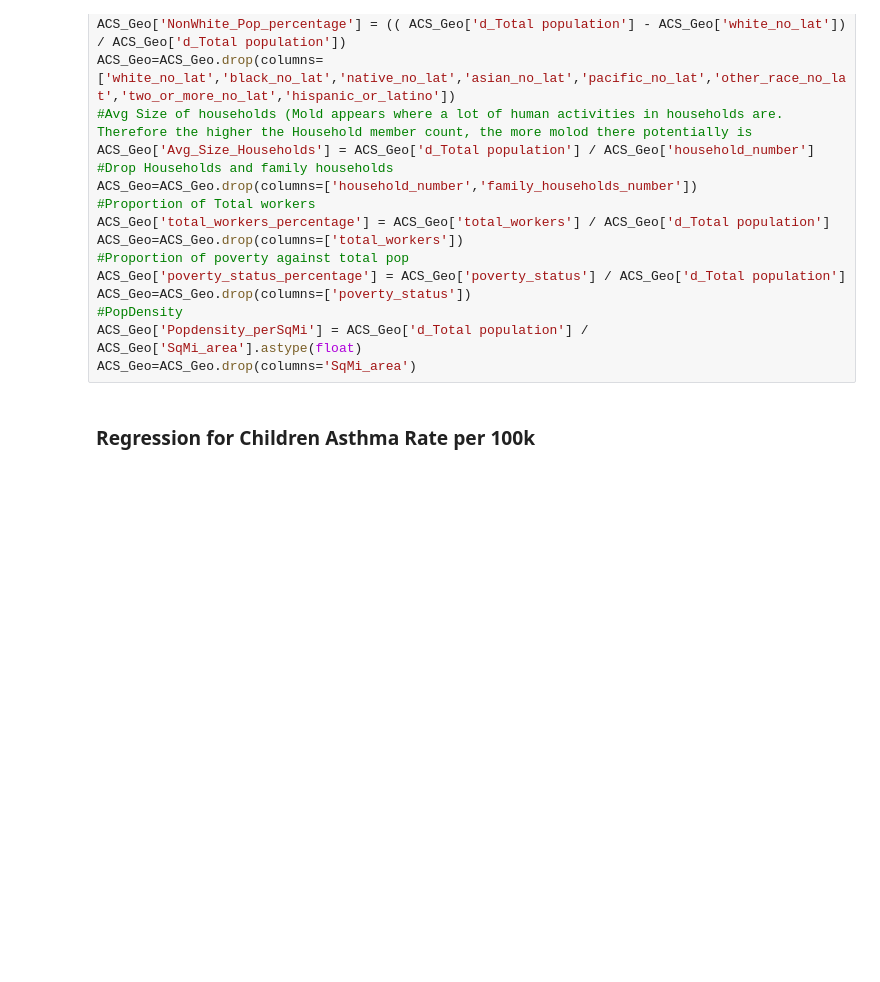
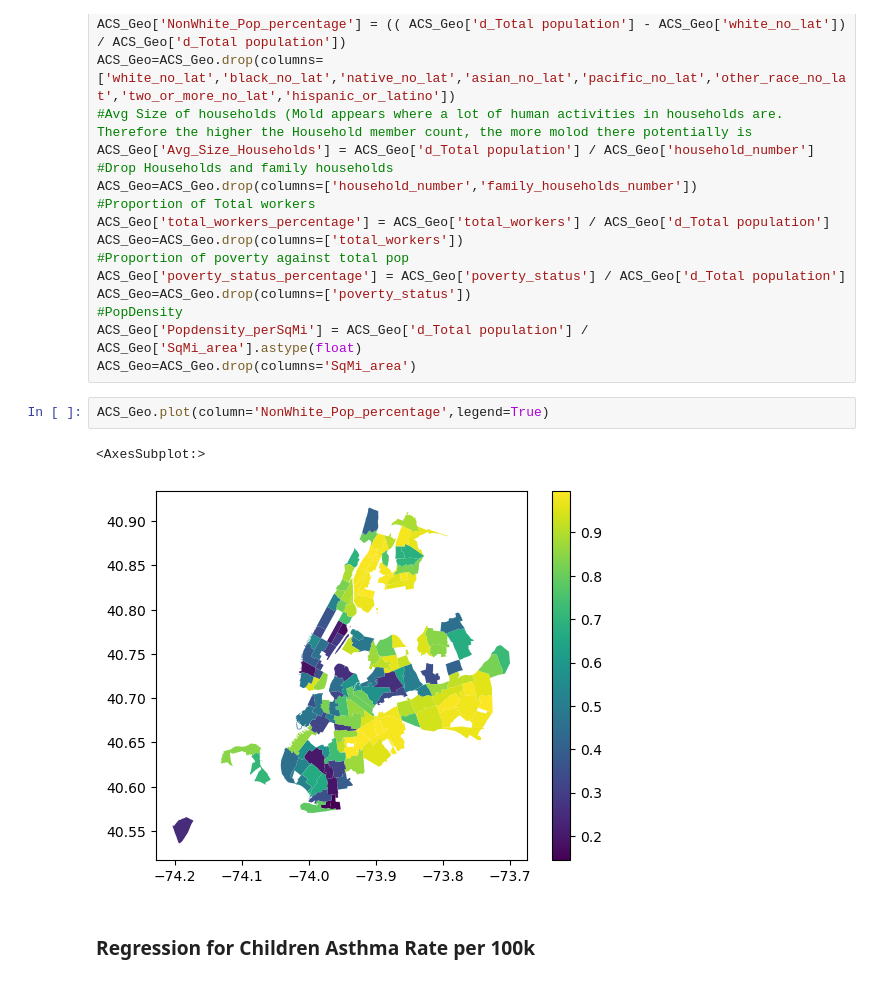
Before and after one commit to bbonczak/Predicting-mold-risk-in-the-building-stock-of-NYC, a Jupyter notebook: Scripts/Asthma_Mold_ACS_Regression.ipynb, the cells around one changed output. Saved outputs shown, nothing was run; the diff lists cells and outputs as text; blank space fills up the shorter version.

```diff
--- a/Scripts/Asthma_Mold_ACS_Regression.ipynb
+++ b/Scripts/Asthma_Mold_ACS_Regression.ipynb
@@ -138,6 +138,11 @@ ACS_Geo=ACS_Geo.drop(columns=['poverty_status'])
 #PopDensity
 ACS_Geo['Popdensity_perSqMi'] = ACS_Geo['d_Total population'] / ACS_Geo['SqMi_area'].astype(float)
 ACS_Geo=ACS_Geo.drop(columns='SqMi_area')
+# %%
+ACS_Geo.plot(column='NonWhite_Pop_percentage',legend=True)
+# %% [output]
+<AxesSubplot:>
+[figure, added]
 # %% [markdown]
 ### Regression for Children Asthma Rate per 100k
 # %%
```
Also changed, not shown: parts of 8 cells of this notebook.
